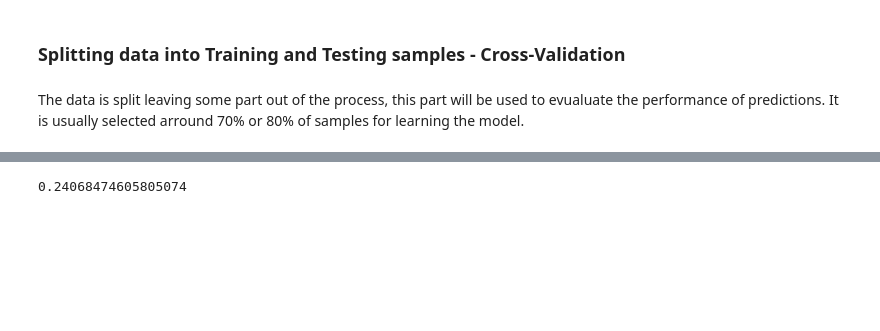
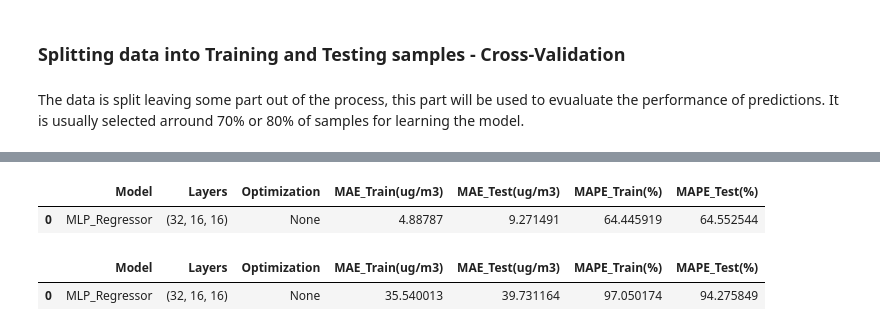
Before and after one commit to dtrianab/PM-Fcast-Python, a Jupyter notebook: PMs_Daily_SimpleRegressors.ipynb, the cells around one changed output, grey strips where cells are left out. Drawn from its saved outputs; the diff is of its cells as text; code cells hidden in the pictures; blank space fills up the shorter version.

```diff
--- a/PMs_Daily_SimpleRegressors.ipynb
+++ b/PMs_Daily_SimpleRegressors.ipynb
@@ -122,4 +130,4 @@ sigma2_PM25=0.999
 # %%
 #Splitting training and testing
-X_train_PM10, X_test_PM10, y_train_PM10, y_test_PM10 = train_test_split(X_PM10, y_PM10, test_size=splitter_PM10, shuffle='True')
-X_train_PM25, X_test_PM25, y_train_PM25, y_test_PM25 = train_test_split(X_PM25, y_PM25, test_size=splitter_PM25, shuffle='True')
+X_train_PM10, X_test_PM10, y_train_PM10, y_test_PM10 = train_test_split(X_PM10_scaled, y_PM10_scaled, test_size=splitter_PM10, shuffle='True')
+X_train_PM25, X_test_PM25, y_train_PM25, y_test_PM25 = train_test_split(X_PM25_scaled, y_PM25_scaled, test_size=splitter_PM25, shuffle='True')
@@ -207,4 +134,14 @@ y_predict_PM10=clf.predict(X_test_PM10)
-# %%
-median_absolute_error(y_predict_PM10,y_test_PM10)
-# %% [output]
-0.24068474605805074
+# %%
+#PM10 MLP
+mlp_nn = MLPRegressor(hidden_layer_sizes=(32,16,16), activation='tanh', solver='lbfgs')
+mlp_nn.fit(X_train_PM10, y_train_PM10.reshape(len(y_train_PM10),))
+
+y_predict_train_PM10=mlp_nn.predict(X_train_PM10)
+y_predict_test_PM10=mlp_nn.predict(X_test_PM10)
+
+#Descalating outputs
+y_predict_train_PM10_descaled=scaler_y_PM10.inverse_transform(y_predict_train_PM10)
+y_train_PM10_descaled=scaler_y_PM10.inverse_transform(y_train_PM10)
+
+y_predict_test_PM10_descaled=scaler_y_PM10.inverse_transform(y_predict_test_PM10)
+y_test_PM10_descaled=scaler_y_PM10.inverse_transform(y_test_PM10)
@@ -210,0 +161,36 @@ median_absolute_error(y_predict_PM10,y_test_PM10)
+# %%
+def Wrap_Performance():
+    lst=np.array(["Model","Layers","Optimization","MAE_Train(ug/m3)","MAE_Test(ug/m3)", "MAPE_Train(%)","MAPE_Test(%)"])
+    Performance_PM10=pd.DataFrame(columns=lst)
+    Performance_PM10["Model"]=["MLP_Regressor"]
+    Performance_PM10["Layers"]=str(mlp_nn.hidden_layer_sizes)
+    Performance_PM10["Optimization"]=["None"]
+    Performance_PM10["MAE_Train(ug/m3)"]=median_absolute_error(y_predict_train_PM10_descaled,y_train_PM10_descaled)
+    Performance_PM10["MAE_Test(ug/m3)"]=median_absolute_error(y_predict_test_PM10_descaled,y_test_PM10_descaled)
+    Performance_PM10["MAPE_Train(%)"]=mean_absolute_percentage_error(y_predict_train_PM10_descaled,y_train_PM10_descaled)
+    Performance_PM10["MAPE_Test(%)"]=mean_absolute_percentage_error(y_predict_test_PM10_descaled,y_test_PM10_descaled)
+    return Performance_PM10
+
+def Wrap_Performance_PM25():
+    lst=np.array(["Model","Layers","Optimization","MAE_Train(ug/m3)","MAE_Test(ug/m3)", "MAPE_Train(%)","MAPE_Test(%)"])
+    Performance_PM25=pd.DataFrame(columns=lst)
+    Performance_PM25["Model"]=["MLP_Regressor"]
+    Performance_PM25["Layers"]=str(mlp_nn_PM25.hidden_layer_sizes)
+    Performance_PM25["Optimization"]=["None"]
+    Performance_PM25["MAE_Train(ug/m3)"]=median_absolute_error(y_predict_train_PM25_descaled,y_train_PM25_descaled)
+    Performance_PM25["MAE_Test(ug/m3)"]=median_absolute_error(y_predict_test_PM25_descaled,y_test_PM25_descaled)
+    Performance_PM25["MAPE_Train(%)"]=mean_absolute_percentage_error(y_predict_train_PM25_descaled,y_train_PM25_descaled)
+    Performance_PM25["MAPE_Test(%)"]=mean_absolute_percentage_error(y_predict_test_PM25_descaled,y_test_PM25_descaled)
+    return Performance_PM25
+# %%
+Performance_PM10=Wrap_Performance()
+Performance_PM10
+# %% [output]
+|  | Model | Layers | Optimization | MAE_Train(ug/m3) | MAE_Test(ug/m3) | MAPE_Train(%) | MAPE_Test(%) |
+| 0 | MLP_Regressor | (32, 16, 16) | None | 4.88787 | 9.271491 | 64.445919 | 64.552544 |
+# %%
+Performance_PM25=Wrap_Performance_PM25()
+Performance_PM25
+# %% [output]
+|  | Model | Layers | Optimization | MAE_Train(ug/m3) | MAE_Test(ug/m3) | MAPE_Train(%) | MAPE_Test(%) |
+| 0 | MLP_Regressor | (32, 16, 16) | None | 35.540013 | 39.731164 | 97.050174 | 94.275849 |
```
Also changed, not shown: parts of 27 cells of this notebook, 7 other files.
